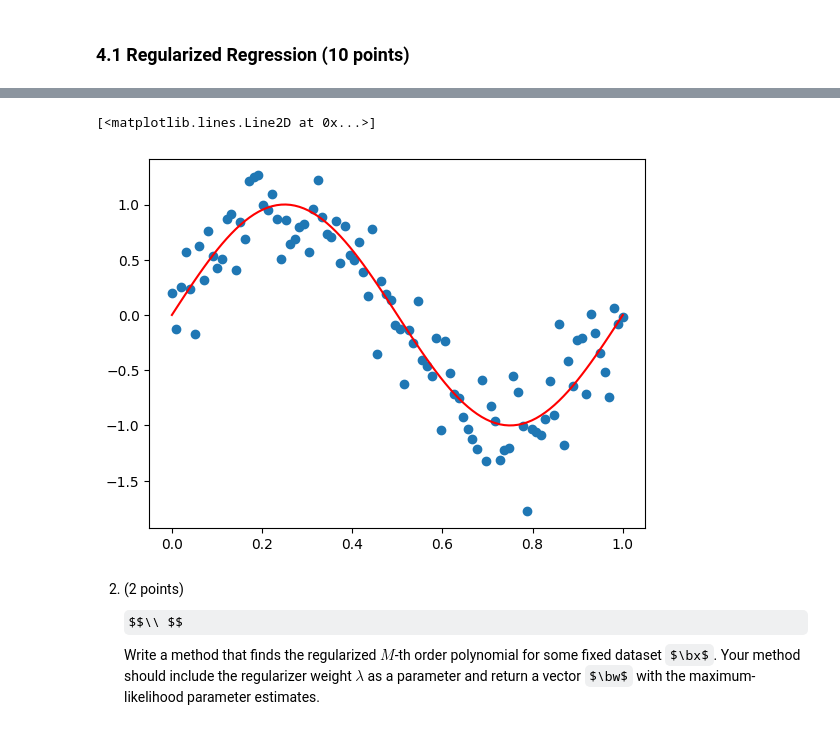
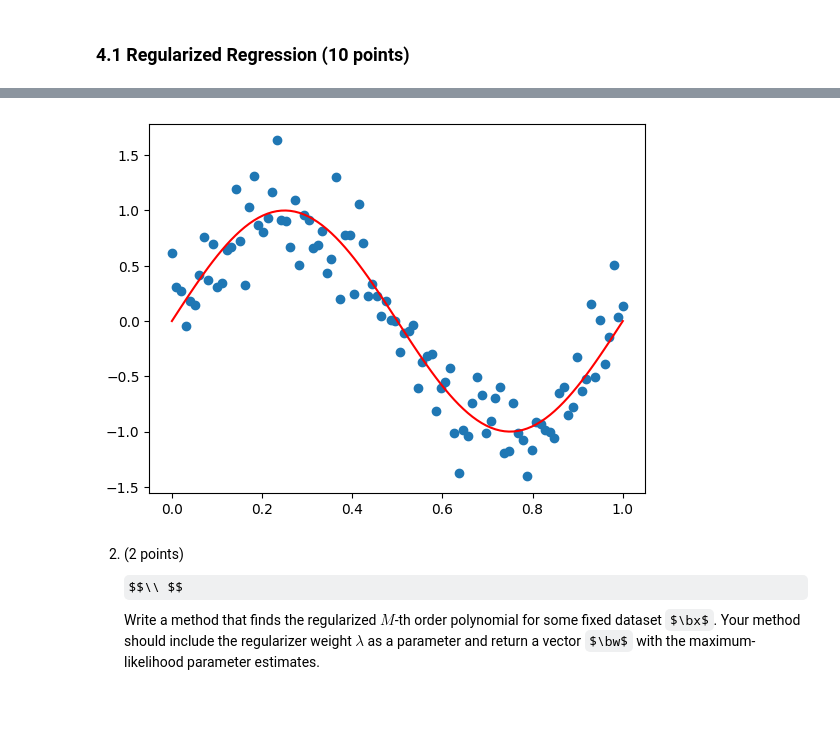
Before and after one commit to halipotezzz32/MachineLearning4Physics, a Jupyter notebook: Copy_of_ML4PhA_2024_Exercise_sheet_2.ipynb, the cells around one changed output, grey strips where cells are left out. Cells and saved outputs as stored; diff of their text form; code cells hidden in the pictures; some formulas as TeX source.

```diff
--- a/Copy_of_ML4PhA_2024_Exercise_sheet_2.ipynb
+++ b/Copy_of_ML4PhA_2024_Exercise_sheet_2.ipynb
@@ -390,19 +390,19 @@ Test your function by generating a plot similar to the one below:
 # %%
 def gen_sine(n):
   #YOUR CODE HERE
   x = np.linspace(0,1,num = n)
   sigma = 0.25
   t = np.sin(2*np.pi*x) + np.random.normal(0,sigma,size = n)
   return x,t
 
 #Test your function
 n = 100
 x,t = gen_sine(n)
 plt.scatter(x,t)
 plt.plot(x,np.sin(2*np.pi*x),c = 'r')
+del x,t
 # %% [output]
-[<matplotlib.lines.Line2D at 0x...>]
-[figure, old version]
+[figure, new version]
 # %% [markdown]
 2. (2 points) $$\\ $$  Write a method that finds the regularized $M$-th order polynomial for some fixed dataset $\bx$. Your method should include the regularizer weight $\lambda$ as a parameter and return a vector $\bw$ with the maximum-likelihood parameter estimates.
 # %% [markdown]
```
Also changed, not shown: parts of 9 cells of this notebook.
